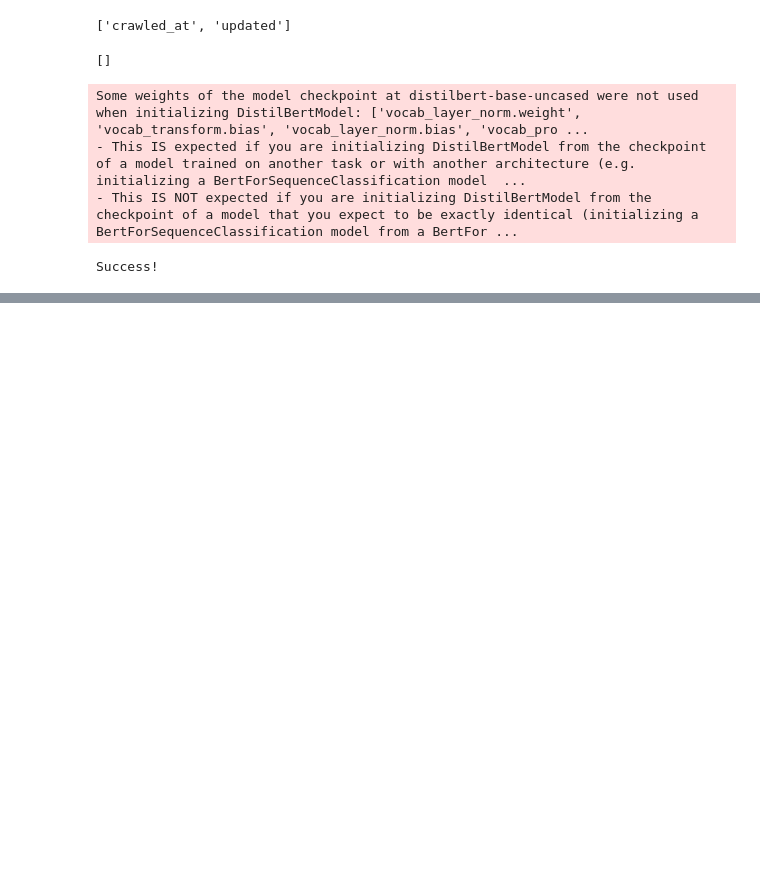
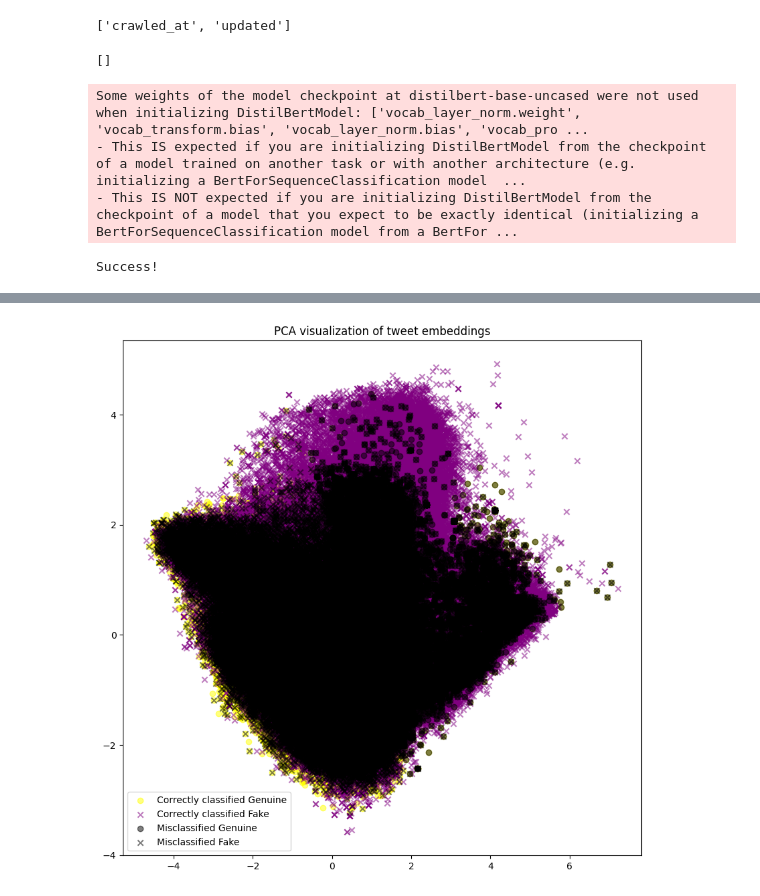
Before and after one commit to DFwJZ/Real-time_Bot_Detection, a Jupyter notebook: Cresci2017_BERT.ipynb, the cells around one changed output, grey strips where cells are left out. Drawn from its saved outputs; the diff is of its cells as text; code cells hidden in the pictures; blank space fills up the shorter version.

```diff
--- a/Cresci2017_BERT.ipynb
+++ b/Cresci2017_BERT.ipynb
@@ -516,0 +619,20 @@ conf_matrix, f1, silhouette
+# %%
+plt.figure(figsize=(10, 10))
+
+# Plot correctly classified points
+plt.scatter(all_embeddings_2d[:len(genuine_embeddings_200k_flat), 0], all_embeddings_2d[:len(genuine_embeddings_200k_flat), 1],
+            c='yellow', marker='o', alpha=0.5, label='Correctly classified Genuine')
+plt.scatter(all_embeddings_2d[len(fake_embeddings_200k_flat):, 0], all_embeddings_2d[len(fake_embeddings_200k_flat):, 1],
+            c='purple', marker='x', alpha=0.5, label='Correctly classified Fake')
+
+# Overlay misclassified points
+plt.scatter(all_embeddings_2d[misclassified_genuine, 0], all_embeddings_2d[misclassified_genuine, 1],
+            c='black', marker='o', alpha=0.5, label='Misclassified Genuine')
+plt.scatter(all_embeddings_2d[misclassified_fake, 0], all_embeddings_2d[misclassified_fake, 1],
+            c='black', marker='x', alpha=0.5, label='Misclassified Fake')
+
+plt.legend()
+plt.title('PCA visualization of tweet embeddings')
+plt.show()
+# %% [output]
+[figure, added]
```
Also changed, not shown: parts of 78 cells of this notebook.
